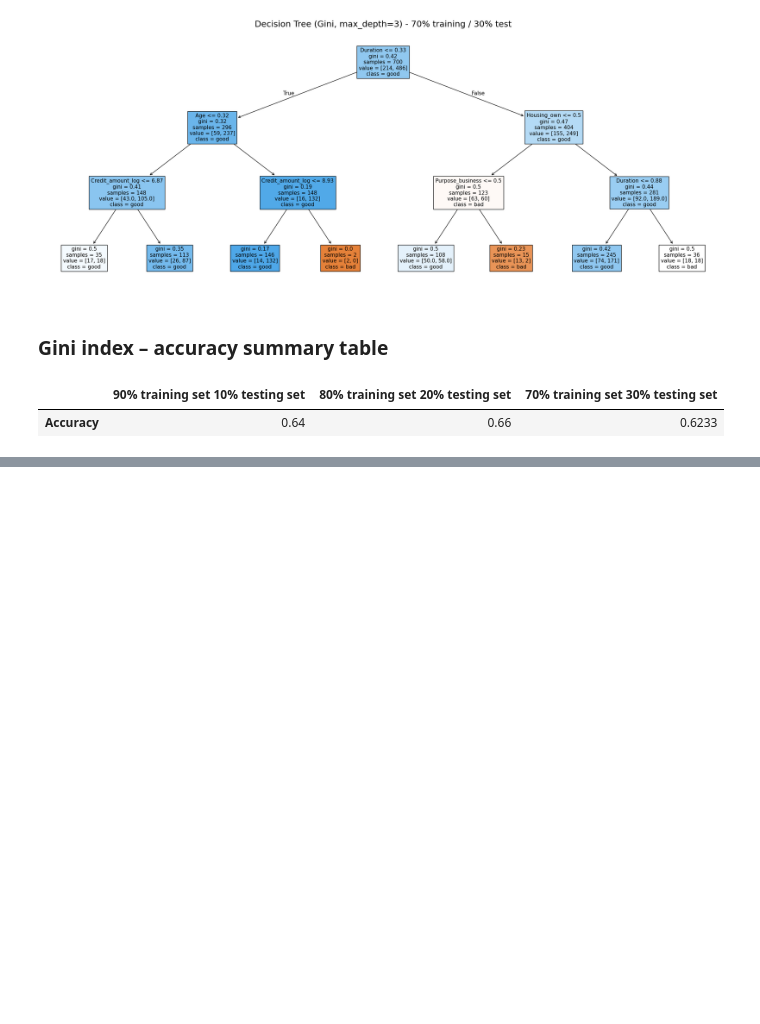
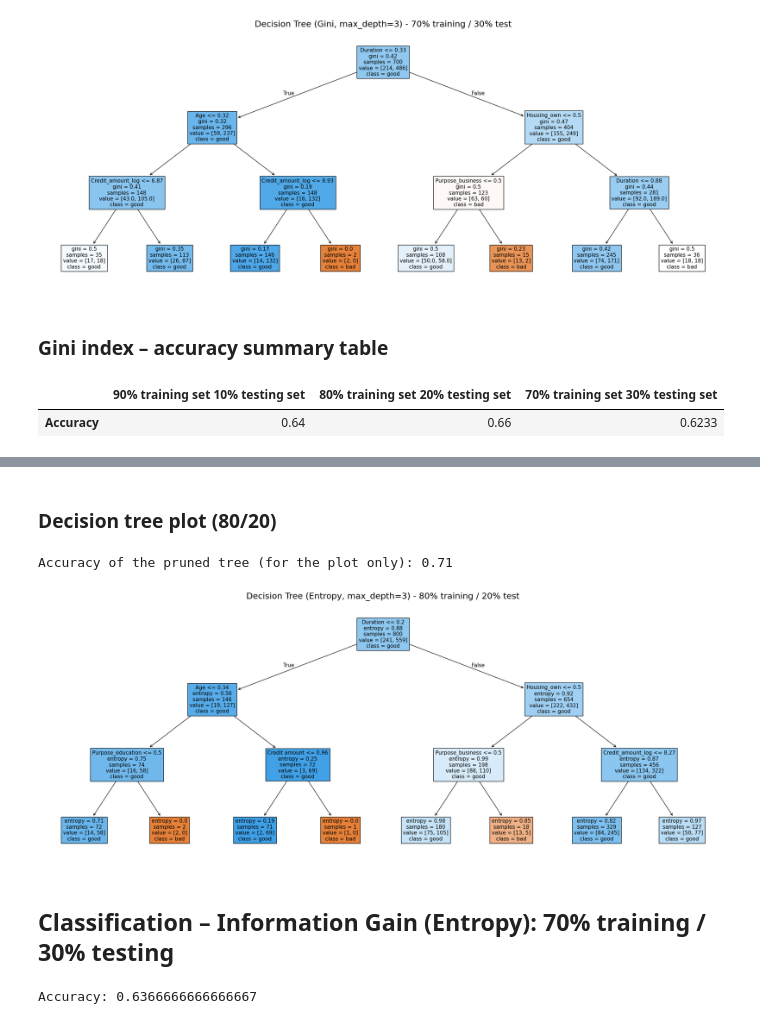
Before and after one commit to saraalmazroa/-IT326-DataMining-Project-, a Jupyter notebook: Phase3.ipynb, the cells around one changed output, grey strips where cells are left out. Drawn from its saved outputs; the diff is of its cells as text; code cells hidden in the pictures; blank space fills up the shorter version.

```diff
--- a/Phase3.ipynb
+++ b/Phase3.ipynb
@@ -259,0 +384,54 @@ gini_table
+# %% [markdown]
+### Decision tree plot (80/20)
+# %%
+# Build a pruned tree (max_depth=3) only for visualization, so every branch ends in a leaf with a class label
+clf_80_e_plot = DecisionTreeClassifier(criterion="entropy", max_depth=3, random_state=1)
+clf_80_e_plot = clf_80_e_plot.fit(X_train_80, y_train_80)
+print("Accuracy of the pruned tree (for the plot only):", metrics.accuracy_score(y_test_80, clf_80_e_plot.predict(X_test_80)))
+
+# Setting dpi to make the image clearer than default
+fig, axes = plt.subplots(nrows=1, ncols=1, figsize=(26, 10), dpi=100)
+
+tree.plot_tree(clf_80_e_plot,
+               feature_names=fn,
+               class_names=cn,
+               filled=True,
+               fontsize=11,
+               precision=2);
+
+plt.title("Decision Tree (Entropy, max_depth=3) - 80% training / 20% test", fontsize=18)
+fig.savefig('entropy_DT_80_20.png', dpi=300, bbox_inches='tight')
+plt.show()
+# %% [output]
+Accuracy of the pruned tree (for the plot only): 0.71
+[figure, added]
+# %% [markdown]
+## Classification – Information Gain (Entropy): 70% training / 30% testing
+# %%
+# Feature Selection: split dataset in features and target variable
+X = df.drop(columns=["Risk"])   # Features: all columns except the class label
+y = df["Risk"]                  # Target variable: the class label (good / bad)
+
+# scikit-learn accepts only numerical data, so encode the categorical columns of X (not the target)
+X = pd.get_dummies(X)
+
+fn = X.columns.tolist()   # feature names after encoding
+cn = [str(c) for c in sorted(y.unique())]   # class names
+
+# Split dataset into training set and test set (same random_state as Gini -> same partition)
+X_train_70, X_test_70, y_train_70, y_test_70 = train_test_split(X, y, test_size=0.3, random_state=1)   # 70% training and 30% test
+
+# Create Decision Tree classifier object using Information Gain
+clf_70_e = DecisionTreeClassifier(criterion="entropy", random_state=1)
+
+# Train Decision Tree Classifier
+clf_70_e = clf_70_e.fit(X_train_70, y_train_70)
+
+# Predict the response for test dataset
+y_pred_70_e = clf_70_e.predict(X_test_70)
+
+# Model Accuracy, how often is the classifier correct?
+acc_70_e = metrics.accuracy_score(y_test_70, y_pred_70_e)
+print("Accuracy:", acc_70_e)
+# %% [output]
+Accuracy: 0.6366666666666667
```
Also changed, not shown: parts of 24 cells of this notebook.
